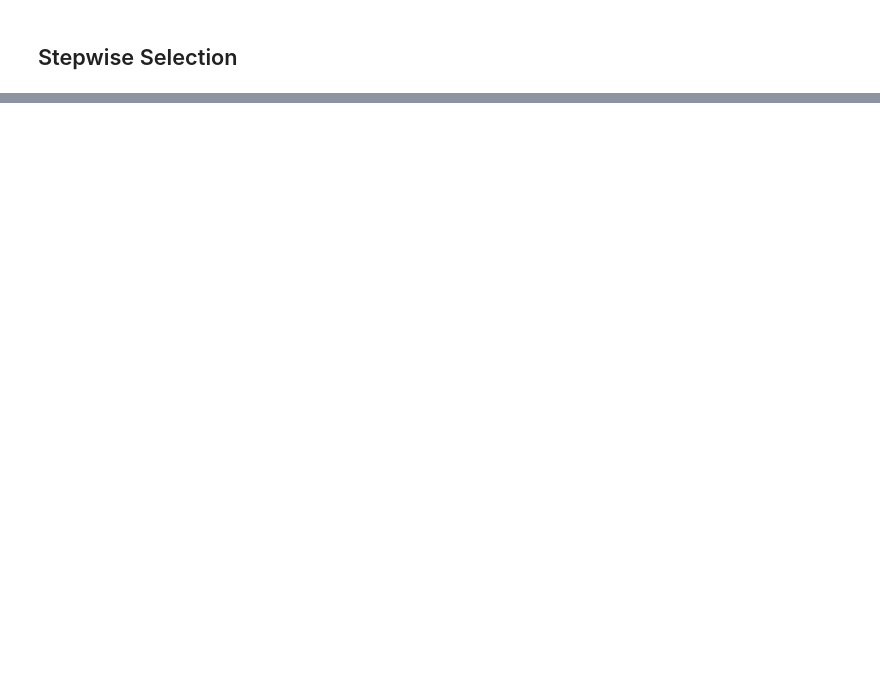
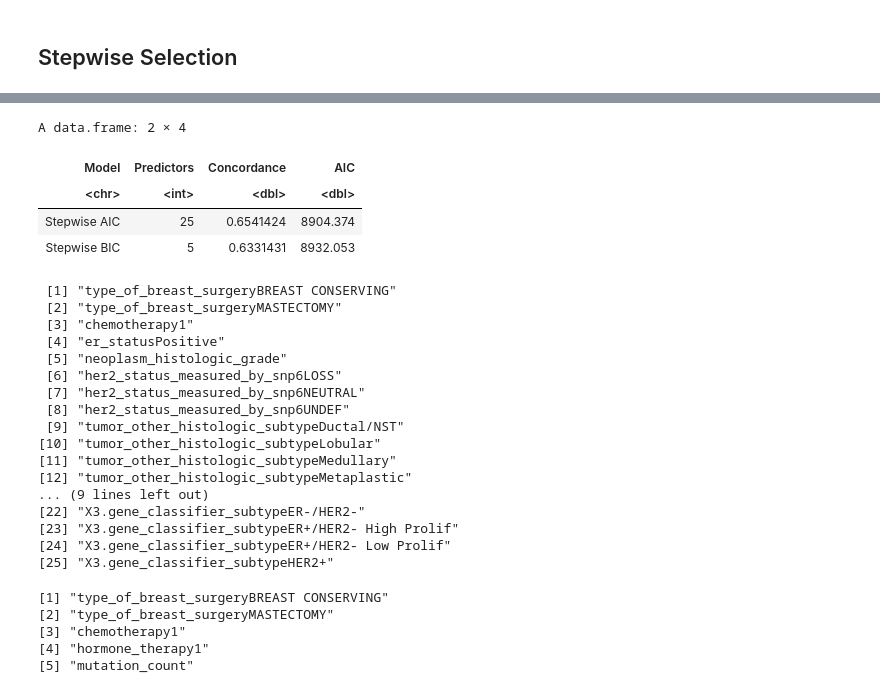
Before and after one commit to harrisdurrani/data_mining_project, a Jupyter notebook: Project (R code).ipynb, the cells around one changed output, grey strips where cells are left out. Drawn from its saved outputs; the diff is of its cells as text; code cells hidden in the pictures; blank space fills up the shorter version.

```diff
--- a/Project (R code).ipynb
+++ b/Project (R code).ipynb
@@ -848,3 +901,44 @@ Score (logrank) test = 199.6  on 24 df,   p=<2e-16
+# %%
+data.frame(
+  Model = c("Stepwise AIC", "Stepwise BIC"),
+  Predictors = c(length(coef(cox_aic)), length(coef(cox_bic))),
+  Concordance = c(
+    summary(cox_aic)$concordance[1],
+    summary(cox_bic)$concordance[1]
+  ),
+  AIC = c(extractAIC(cox_aic)[2], extractAIC(cox_bic)[2])
+)
+
+names(coef(cox_aic))
+names(coef(cox_bic))
+# %% [output]
+A data.frame: 2 × 4
+| Model | Predictors | Concordance | AIC |
+| <chr> | <int> | <dbl> | <dbl> |
+| Stepwise AIC | 25 | 0.6541424 | 8904.374 |
+| Stepwise BIC | 5 | 0.6331431 | 8932.053 |
+ [1] "type_of_breast_surgeryBREAST CONSERVING"
+ [2] "type_of_breast_surgeryMASTECTOMY"
+ [3] "chemotherapy1"
+ [4] "er_statusPositive"
+ [5] "neoplasm_histologic_grade"
+ [6] "her2_status_measured_by_snp6LOSS"
+ [7] "her2_status_measured_by_snp6NEUTRAL"
+ [8] "her2_status_measured_by_snp6UNDEF"
+ [9] "tumor_other_histologic_subtypeDuctal/NST"
+[10] "tumor_other_histologic_subtypeLobular"
+[11] "tumor_other_histologic_subtypeMedullary"
+[12] "tumor_other_histologic_subtypeMetaplastic"
+... (9 lines left out)
+[22] "X3.gene_classifier_subtypeER-/HER2-"
+[23] "X3.gene_classifier_subtypeER+/HER2- High Prolif"
+[24] "X3.gene_classifier_subtypeER+/HER2- Low Prolif"
+[25] "X3.gene_classifier_subtypeHER2+"
+[1] "type_of_breast_surgeryBREAST CONSERVING"
+[2] "type_of_breast_surgeryMASTECTOMY"
+[3] "chemotherapy1"
+[4] "hormone_therapy1"
+[5] "mutation_count"
 # %% [markdown]
 ## Coefficient interpretations:
 
```
Also changed, not shown: parts of 28 cells of this notebook.
